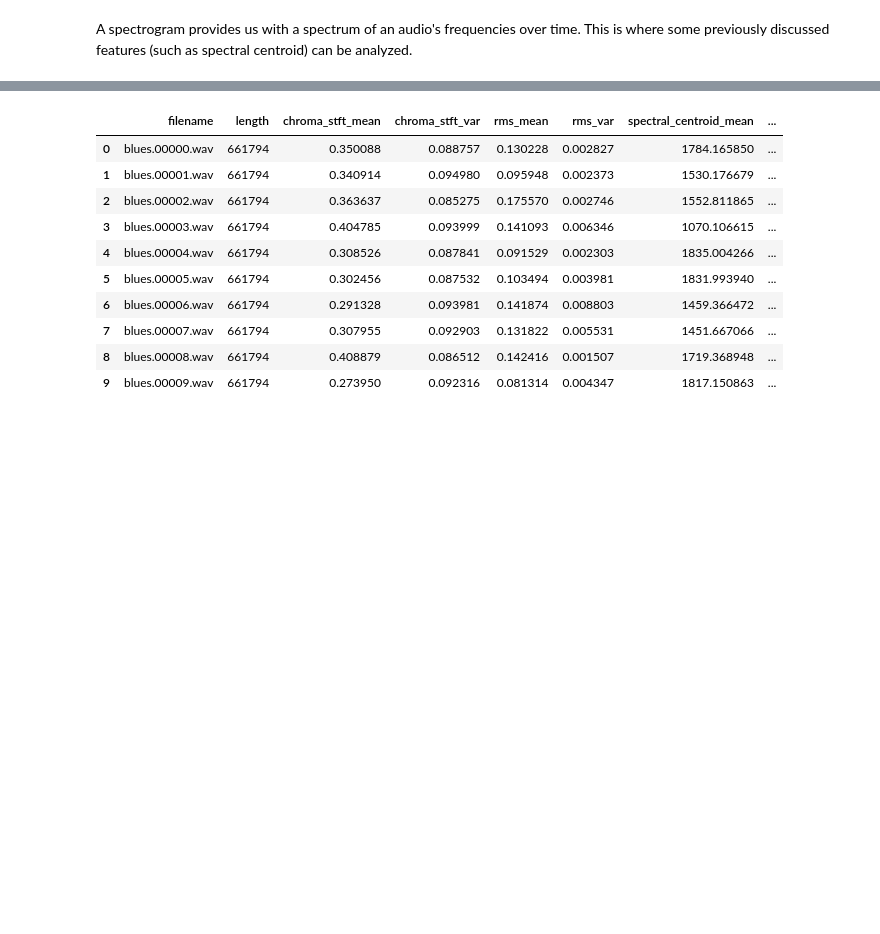
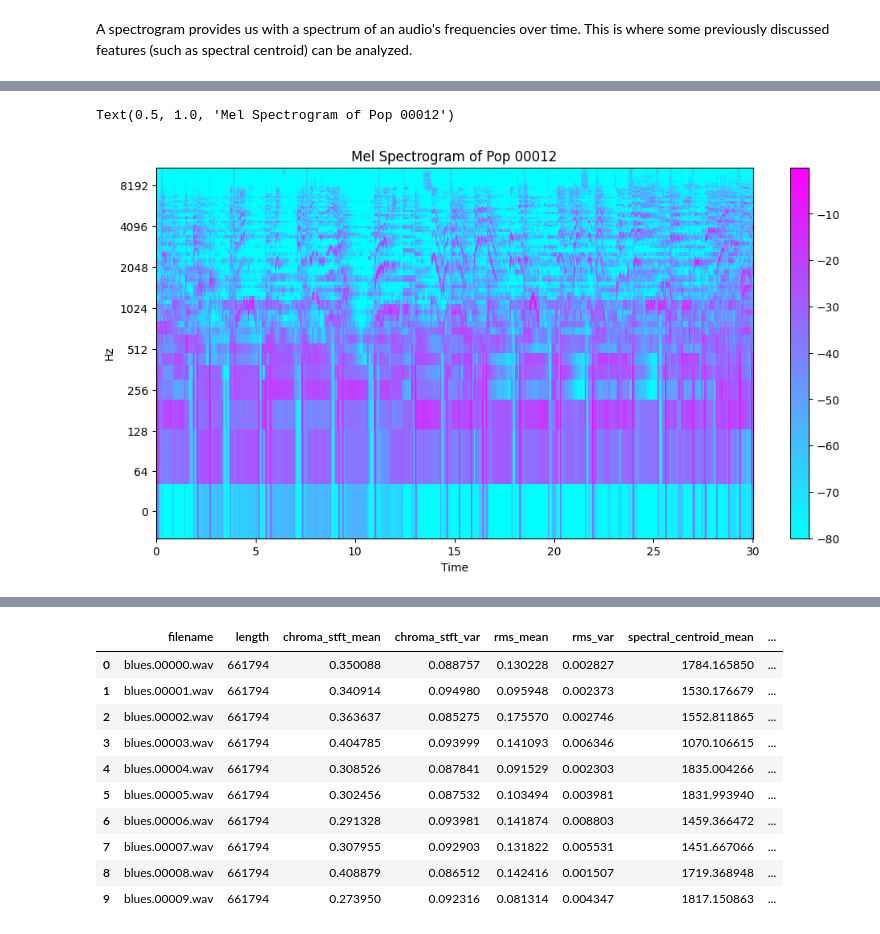
Before and after one commit to malikka-rajshahi/MusicGenreClassifier, a Jupyter notebook: music-genre-classification.ipynb, the cells around one changed output, grey strips where cells are left out. Saved outputs shown, nothing was run; the diff lists cells and outputs as text; code cells hidden in the pictures; blank space fills up the shorter version.

```diff
--- a/music-genre-classification.ipynb
+++ b/music-genre-classification.ipynb
@@ -91,0 +103,12 @@ A spectrogram provides us with a spectrum of an audio's frequencies over time. T
+# %%
+# Mel Spectrogram, looking at Mel frequencies over time
+mel_S = librosa.feature.melspectrogram(y=data, sr=sample_rate)
+mel_db = librosa.amplitude_to_db(mel_S, ref=np.max)
+
+plt.figure(figsize=(12, 6))
+librosa.display.specshow(mel_db, sr=sample_rate, hop_length=hop_length, x_axis='time', y_axis='log', cmap='cool');
+plt.colorbar();
+plt.title("Mel Spectrogram of Pop 00012", fontsize=12)
+# %% [output]
+Text(0.5, 1.0, 'Mel Spectrogram of Pop 00012')
+[figure, added]
```
Also changed, not shown: parts of 6 cells of this notebook.
